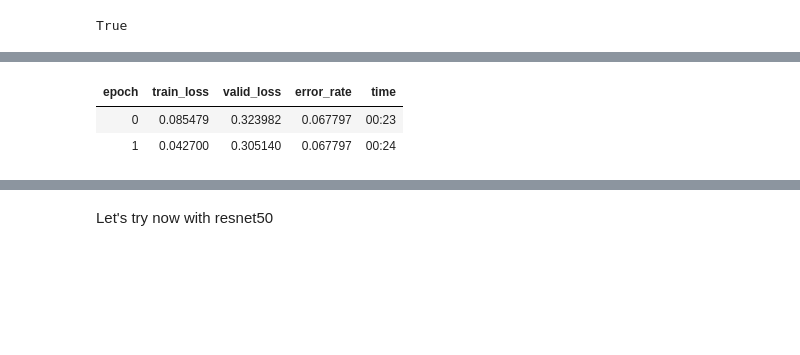
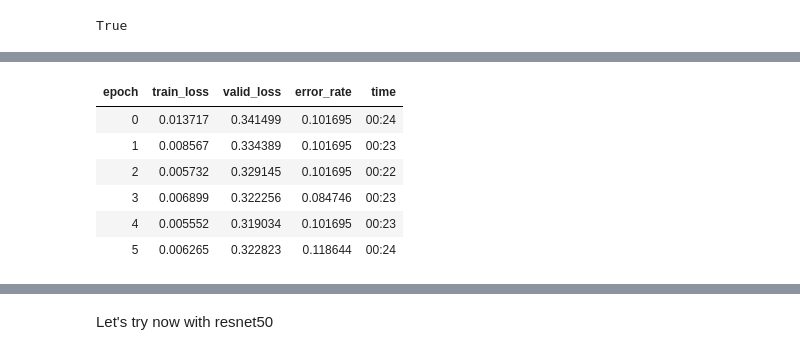
Before and after one commit to placemedas/AICake, a Jupyter notebook: CakeClassifier/CakeClassifier.ipynb, the cells around one changed output, grey strips where cells are left out. Saved outputs shown, nothing was run; the diff lists cells and outputs as text; code cells hidden in the pictures; blank space fills up the shorter version.

```diff
--- a/CakeClassifier/CakeClassifier.ipynb
+++ b/CakeClassifier/CakeClassifier.ipynb
@@ -55,6 +55,6 @@ Sequential(
   )
 )
 # %%
-learn.fit_one_cycle(16)
+learn.fit_one_cycle(24)
 # %% [output]
 | epoch | train_loss | valid_loss | error_rate | time |
@@ -126,0 +141,2 @@ Don't know why this plot is empty. Someone else was havign a similar problem on
+# %%
+learn.load('stage-1')
@@ -127,7 +161,11 @@ Don't know why this plot is empty. Someone else was havign a similar problem on
 # %%
 learn.unfreeze()
-learn.fit_one_cycle(2, max_lr=slice(1e-6,1e-4))
+learn.fit_one_cycle(6, max_lr=slice(1e-6,1e-4))
 # %% [output]
 | epoch | train_loss | valid_loss | error_rate | time |
-| 0 | 0.085479 | 0.323982 | 0.067797 | 00:23 |
-| 1 | 0.042700 | 0.305140 | 0.067797 | 00:24 |
+| 0 | 0.013717 | 0.341499 | 0.101695 | 00:24 |
+| 1 | 0.008567 | 0.334389 | 0.101695 | 00:23 |
+| 2 | 0.005732 | 0.329145 | 0.101695 | 00:22 |
+| 3 | 0.006899 | 0.322256 | 0.084746 | 00:23 |
+| 4 | 0.005552 | 0.319034 | 0.101695 | 00:23 |
+| 5 | 0.006265 | 0.322823 | 0.118644 | 00:24 |
```
Also changed, not shown: parts of 11 cells of this notebook, 2 other files.
